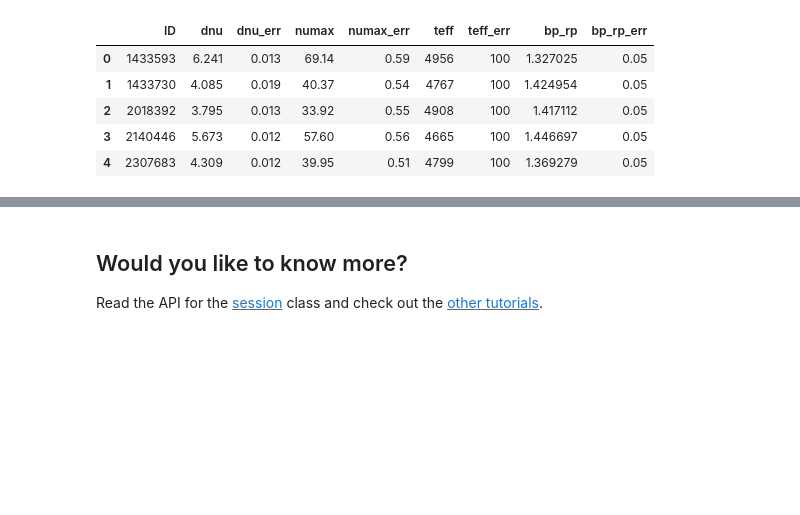
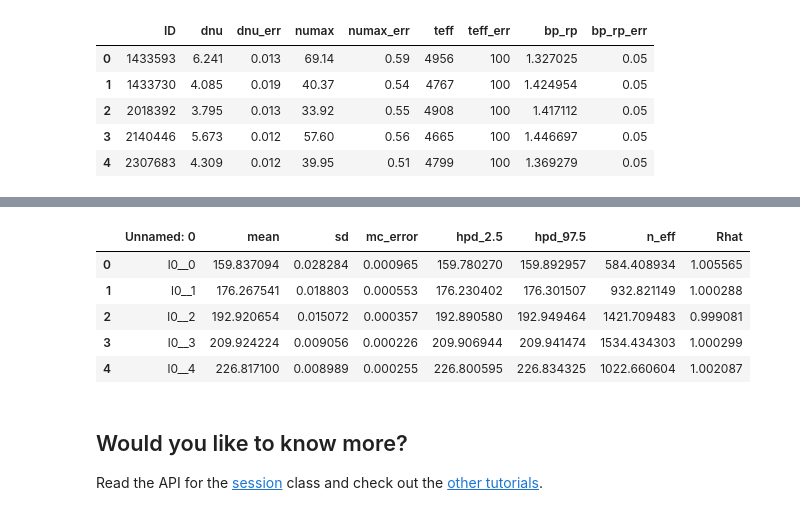
Before and after one commit to grd349/PBjam, a Jupyter notebook: docs/example-session.ipynb, the cells around one changed output, grey strips where cells are left out. Cells and saved outputs as stored; diff of their text form; code cells hidden in the pictures; blank space fills up the shorter version.

```diff
--- a/docs/example-session.ipynb
+++ b/docs/example-session.ipynb
@@ -75,3 +94,13 @@ df.head()
+# %%
+output = pd.read_csv('peakbag_summary_KIC4448777.csv')
+output.head()
+# %% [output]
+|  | Unnamed: 0 | mean | sd | mc_error | hpd_2.5 | hpd_97.5 | n_eff | Rhat |
+| 0 | l0__0 | 159.837094 | 0.028284 | 0.000965 | 159.780270 | 159.892957 | 584.408934 | 1.005565 |
+| 1 | l0__1 | 176.267541 | 0.018803 | 0.000553 | 176.230402 | 176.301507 | 932.821149 | 1.000288 |
+| 2 | l0__2 | 192.920654 | 0.015072 | 0.000357 | 192.890580 | 192.949464 | 1421.709483 | 0.999081 |
+| 3 | l0__3 | 209.924224 | 0.009056 | 0.000226 | 209.906944 | 209.941474 | 1534.434303 | 1.000299 |
+| 4 | l0__4 | 226.817100 | 0.008989 | 0.000255 | 226.800595 | 226.834325 | 1022.660604 | 1.002087 |
 # %% [markdown]
 ## Would you like to know more?
 Read the API for the [session](https://pbjam.readthedocs.io/en/latest/jar.html#pbjam.jar.session) class and check out the [other tutorials](https://pbjam.readthedocs.io/en/latest/usage.html).
```
Also changed, not shown: parts of 6 cells of this notebook, 7 other files.
